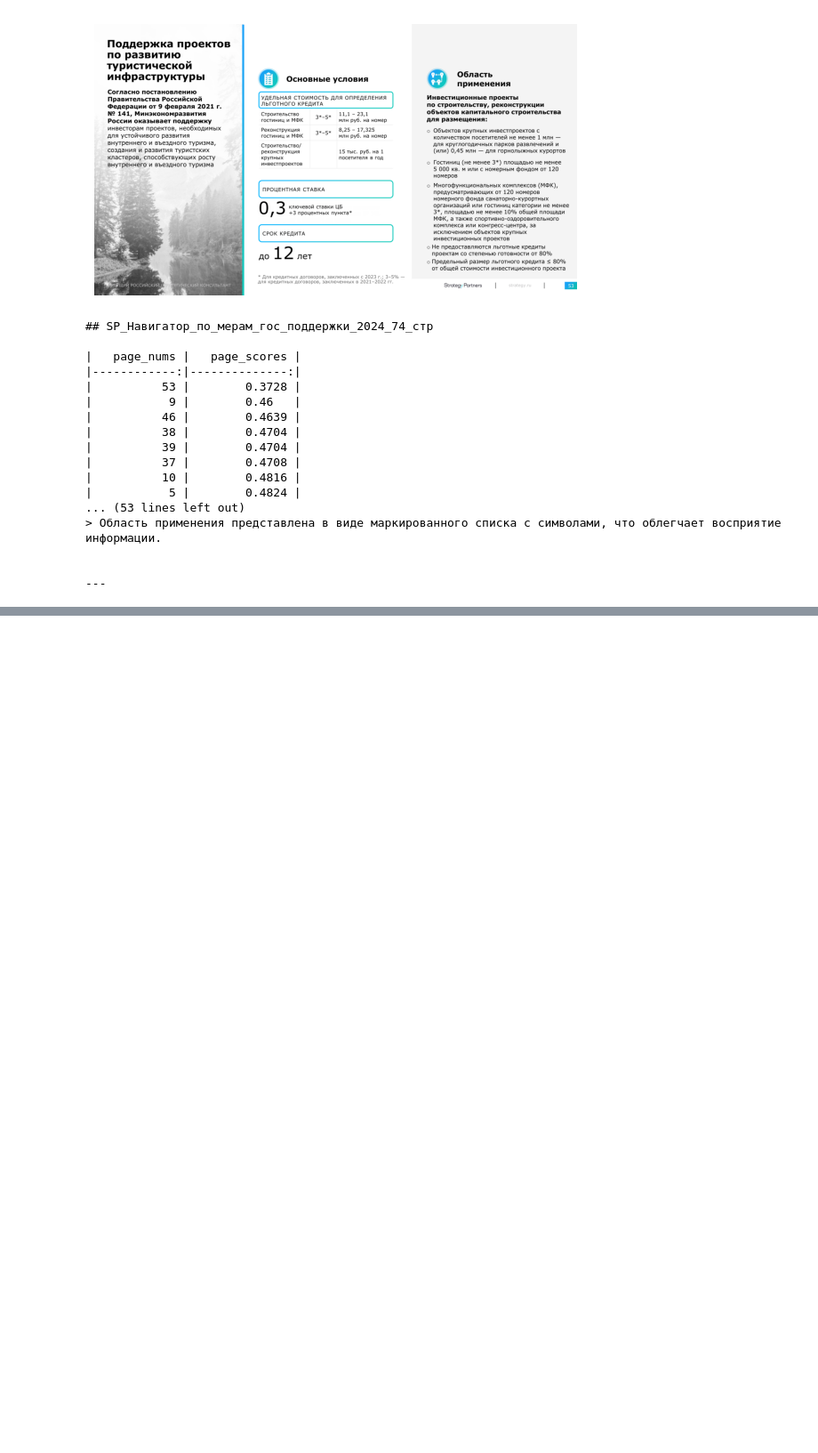
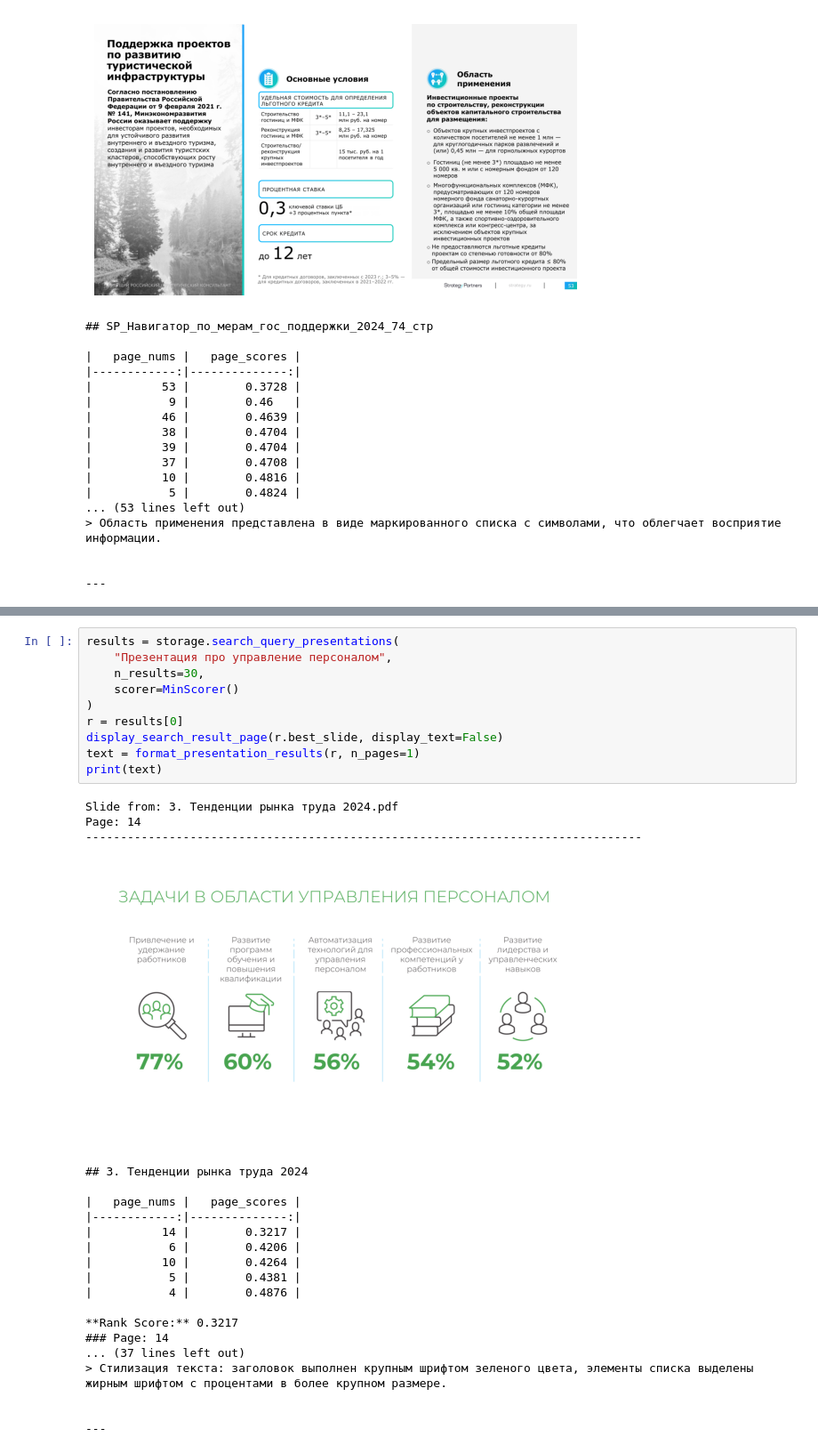
Before and after one commit to tambovtsev-io/presentation-search, a Jupyter notebook: notebooks/rag/chroma_metric_research.ipynb, the cells around one changed output, grey strips where cells are left out. Shown at 89% size. Cells and saved outputs as stored; diff of their text form; blank space fills up the shorter version.

```diff
--- a/notebooks/rag/chroma_metric_research.ipynb
+++ b/notebooks/rag/chroma_metric_research.ipynb
@@ -903,0 +999,32 @@ plt.ylim(0.5, 1.2);
+# %%
+results = storage.search_query_presentations(
+    "Презентация про управление персоналом",
+    n_results=30,
+    scorer=MinScorer()
+)
+r = results[0]
+display_search_result_page(r.best_slide, display_text=False)
+text = format_presentation_results(r, n_pages=1)
+print(text)
+# %% [output]
+Slide from: 3. Тенденции рынка труда 2024.pdf
+Page: 14
+--------------------------------------------------------------------------------
+[figure, added]
+## 3. Тенденции рынка труда 2024
+
+|   page_nums |   page_scores |
+|------------:|--------------:|
+|          14 |        0.3217 |
+|           6 |        0.4206 |
+|          10 |        0.4264 |
+|           5 |        0.4381 |
+|           4 |        0.4876 |
+
+**Rank Score:** 0.3217
+### Page: 14
+... (37 lines left out)
+> Стилизация текста: заголовок выполнен крупным шрифтом зеленого цвета, элементы списка выделены жирным шрифтом с процентами в более крупном размере.
+
+
+---
```
Also changed, not shown: parts of 38 cells of this notebook, 1 other file.
